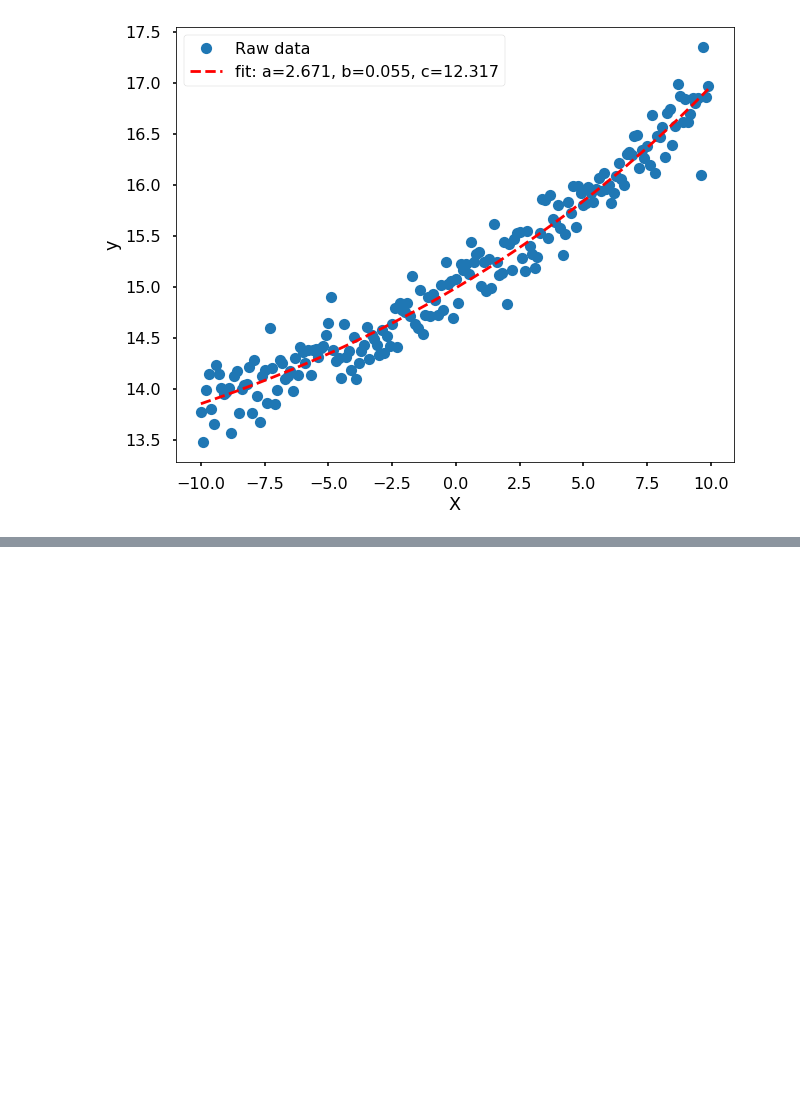
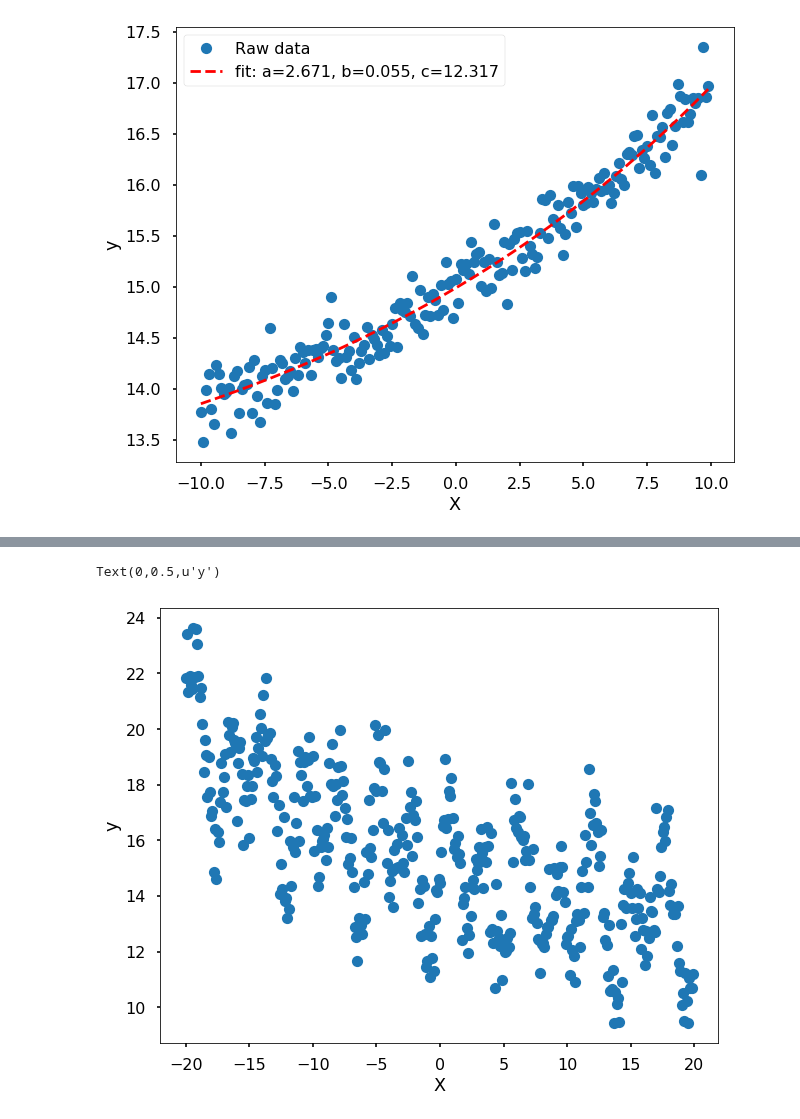
Before and after one commit to qingkaikong/blog, a Jupyter notebook: 2018_18_Curve_fitting/Curve_fitting.ipynb, the cells around one changed output, grey strips where cells are left out. Cells and saved outputs as stored; diff of their text form; code cells hidden in the pictures; blank space fills up the shorter version.

```diff
--- a/2018_18_Curve_fitting/Curve_fitting.ipynb
+++ b/2018_18_Curve_fitting/Curve_fitting.ipynb
@@ -71,3 +71,11 @@ y += np.random.normal(0, 0.2, size = len(y))
+# %%
+plt.figure(figsize = (10, 8))
+plt.plot(x, y, 'o')
+plt.xlabel('X')
+plt.ylabel('y')
+# %% [output]
+Text(0,0.5,u'y')
+[figure, added]
 # %%
 # Note, you need play with the s - smoothing factor
 s = UnivariateSpline(x, y, s=15)
```
Also changed, not shown: parts of 4 cells of this notebook.
